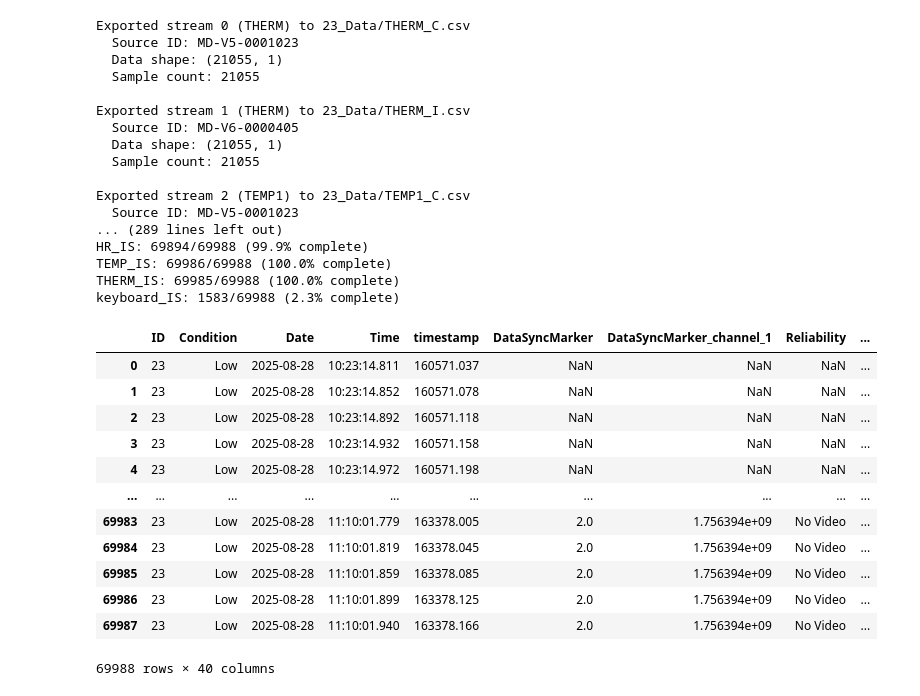
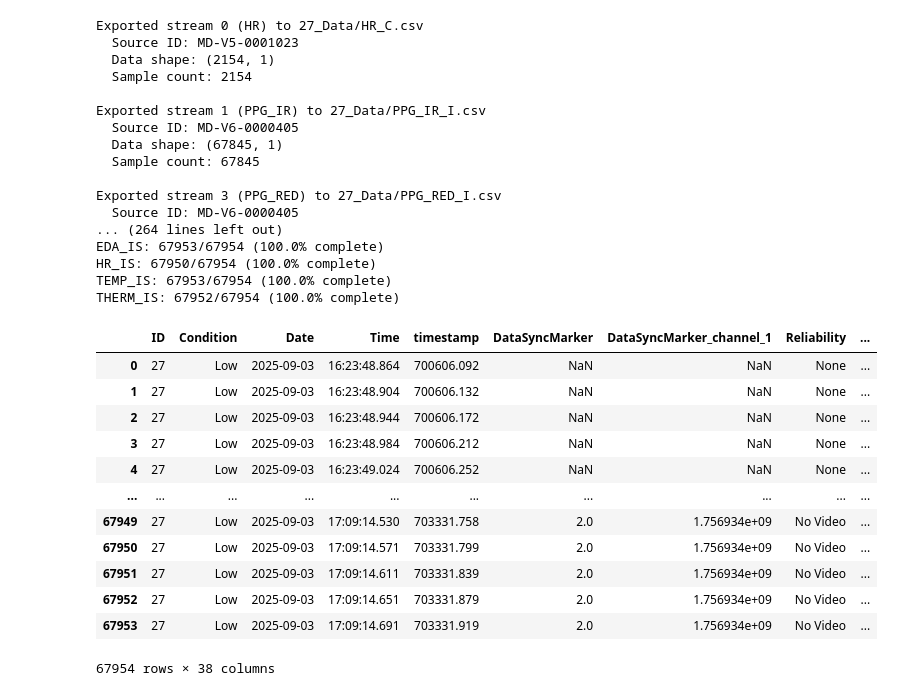
Before and after one commit to GT-HI-lab/GTRI_MHMUAV, a Jupyter notebook: XDF Analyzer.ipynb, the cells around one changed output. Cells and saved outputs as stored; diff of their text form; code cells hidden in the pictures.

```diff
--- a/XDF Analyzer.ipynb
+++ b/XDF Analyzer.ipynb
@@ -15,6 +15,8 @@ def export_streams_to_csv(streams, output_dir="exported_streams"):
     for idx, stream in enumerate(streams):
         # Get stream metadata
         stream_name = stream['info']['name'][0]
+        if stream_name == 'Keyboard':
+            continue
         source_id = stream['info'].get('source_id', ['Unknown'])[0]
         if source_id is None:
             source_id = "Unknown"
@@ -652,5 +547,5 @@ def extract_is_keyboard_csv(is_xdf_path, cmd_streams, output_dir):
 # %%
 # Load the Commander XDF file
-file_path = "/Users/debbiehsu/Downloads/23_C.xdf"  # Commander XDF file path
-streams, header = pyxdf.load_xdf(file_path)
+c_file_path = "/Users/debbiehsu/Documents/PythonProjects/GTRI_MHMUAV/Data/27_C.xdf"
+streams, header = pyxdf.load_xdf(c_file_path)
 # %% [output]
@@ -682,53 +577,47 @@ Stream Name: Neon Companion_Neon Gaze
 Channel Count: 16
 Sampling Rate: 200.0000000000000 Hz
 # %%
-# Path to Intelligence Support XDF file
-is_xdf_path = "/Users/debbiehsu/Downloads/23_I.xdf"  # Replace with your actual IS XDF file path
-
 # Export Commander streams to CSV files
-exported_files = export_streams_to_csv(streams, output_dir="23_Data")
-
-# Extract IS Keyboard stream, convert to Commander timeline, save to 23_Data_C/Keyboard_IS.csv
-extract_is_keyboard_csv(is_xdf_path, streams, output_dir="23_Data")
+exported_files = export_streams_to_csv(streams, output_dir="27_Data")
 
 # Merge all CSV files with participant data
 merge_csv_files(
-    input_dir="23_Data",
-    output_path="merged_data_23.csv",
+    input_dir="27_Data",
+    output_path="merged_data_27.csv",
     use_ffill=True,
-    tolerance=0.02,  # 20ms tolerance for temporal alignment (seconds unit: 0.001 = 1ms, 0.01 = 10ms)
-    participant_id=23,  # Set participant ID
+    tolerance=0.021,  # 21ms — 1ms buffer above half-sample-interval to absorb float64 rounding at boundary
+    participant_id=27,  # Set participant ID
     condition="Low",       # Set condition (e.g., "High", "Low")
-    video_condition=4  # Set video condition (1-6)
+    video_condition=6  # Set video condition (1-6)
 )
 # %% [output]
-Exported stream 0 (THERM) to 23_Data/THERM_C.csv
+Exported stream 0 (HR) to 27_Data/HR_C.csv
   Source ID: MD-V5-0001023
-  Data shape: (21055, 1)
-  Sample count: 21055
+  Data shape: (2154, 1)
+  Sample count: 2154
 
-Exported stream 1 (THERM) to 23_Data/THERM_I.csv
+Exported stream 1 (PPG_IR) to 27_Data/PPG_IR_I.csv
   Source ID: MD-V6-0000405
-  Data shape: (21055, 1)
-  Sample count: 21055
+  Data shape: (67845, 1)
+  Sample count: 67845
 
-Exported stream 2 (TEMP1) to 23_Data/TEMP1_C.csv
-  Source ID: MD-V5-0001023
-... (289 lines left out)
-HR_IS: 69894/69988 (99.9% complete)
-TEMP_IS: 69986/69988 (100.0% complete)
-THERM_IS: 69985/69988 (100.0% complete)
-keyboard_IS: 1583/69988 (2.3% complete)
+Exported stream 3 (PPG_RED) to 27_Data/PPG_RED_I.csv
+  Source ID: MD-V6-0000405
+... (264 lines left out)
+EDA_IS: 67953/67954 (100.0% complete)
+HR_IS: 67950/67954 (100.0% complete)
+TEMP_IS: 67953/67954 (100.0% complete)
+THERM_IS: 67952/67954 (100.0% complete)
 |  | ID | Condition | Date | Time | timestamp | DataSyncMarker | DataSyncMarker_channel_1 | Reliability | ... |
-| 0 | 23 | Low | 2025-08-28 | 10:23:14.811 | 160571.037 | NaN | NaN | NaN | ... |
-| 1 | 23 | Low | 2025-08-28 | 10:23:14.852 | 160571.078 | NaN | NaN | NaN | ... |
-| 2 | 23 | Low | 2025-08-28 | 10:23:14.892 | 160571.118 | NaN | NaN | NaN | ... |
-| 3 | 23 | Low | 2025-08-28 | 10:23:14.932 | 160571.158 | NaN | NaN | NaN | ... |
-| 4 | 23 | Low | 2025-08-28 | 10:23:14.972 | 160571.198 | NaN | NaN | NaN | ... |
+| 0 | 27 | Low | 2025-09-03 | 16:23:48.864 | 700606.092 | NaN | NaN | None | ... |
+| 1 | 27 | Low | 2025-09-03 | 16:23:48.904 | 700606.132 | NaN | NaN | None | ... |
+| 2 | 27 | Low | 2025-09-03 | 16:23:48.944 | 700606.172 | NaN | NaN | None | ... |
+| 3 | 27 | Low | 2025-09-03 | 16:23:48.984 | 700606.212 | NaN | NaN | None | ... |
+| 4 | 27 | Low | 2025-09-03 | 16:23:49.024 | 700606.252 | NaN | NaN | None | ... |
 | ... | ... | ... | ... | ... | ... | ... | ... | ... | ... |
-| 69983 | 23 | Low | 2025-08-28 | 11:10:01.779 | 163378.005 | 2.0 | 1.756394e+09 | No Video | ... |
-| 69984 | 23 | Low | 2025-08-28 | 11:10:01.819 | 163378.045 | 2.0 | 1.756394e+09 | No Video | ... |
-| 69985 | 23 | Low | 2025-08-28 | 11:10:01.859 | 163378.085 | 2.0 | 1.756394e+09 | No Video | ... |
-| 69986 | 23 | Low | 2025-08-28 | 11:10:01.899 | 163378.125 | 2.0 | 1.756394e+09 | No Video | ... |
-| 69987 | 23 | Low | 2025-08-28 | 11:10:01.940 | 163378.166 | 2.0 | 1.756394e+09 | No Video | ... |
+| 67949 | 27 | Low | 2025-09-03 | 17:09:14.530 | 703331.758 | 2.0 | 1.756934e+09 | No Video | ... |
+| 67950 | 27 | Low | 2025-09-03 | 17:09:14.571 | 703331.799 | 2.0 | 1.756934e+09 | No Video | ... |
+| 67951 | 27 | Low | 2025-09-03 | 17:09:14.611 | 703331.839 | 2.0 | 1.756934e+09 | No Video | ... |
+| 67952 | 27 | Low | 2025-09-03 | 17:09:14.651 | 703331.879 | 2.0 | 1.756934e+09 | No Video | ... |
+| 67953 | 27 | Low | 2025-09-03 | 17:09:14.691 | 703331.919 | 2.0 | 1.756934e+09 | No Video | ... |
-69988 rows × 40 columns
+67954 rows × 38 columns
```
Also changed, not shown: parts of 5 cells of this notebook.
